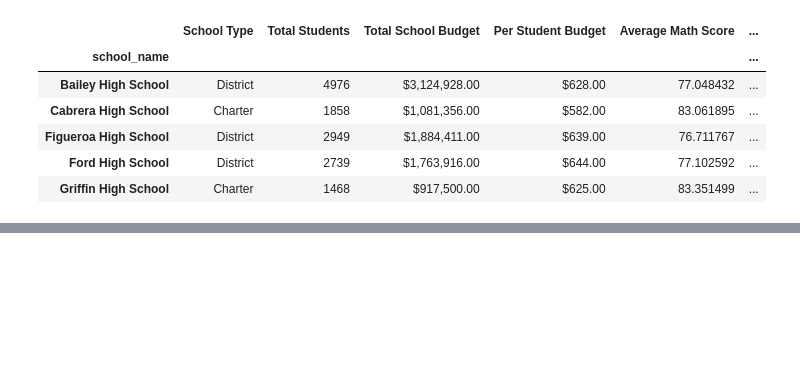
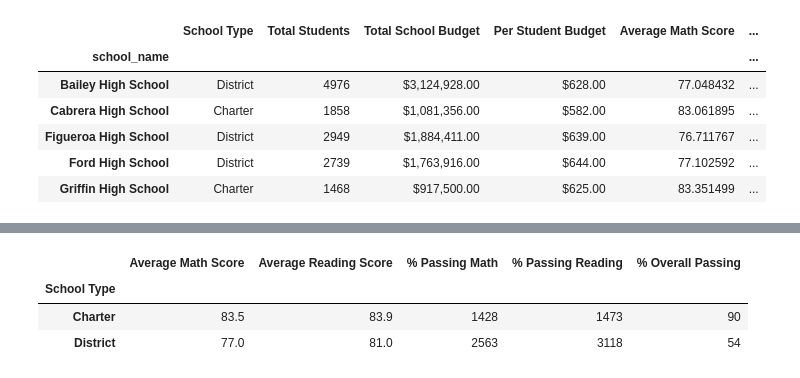
Before and after one commit to Jflux05/School_District_Analysis, a Jupyter notebook: PyCitySchools.ipynb, the cells around one changed output, grey strips where cells are left out. Drawn from its saved outputs; the diff is of its cells as text; code cells hidden in the pictures; blank space fills up the shorter version.

```diff
--- a/PyCitySchools.ipynb
+++ b/PyCitySchools.ipynb
@@ -1320,0 +1360,25 @@ size_summary_df
+# %%
+# Now we need to format to adhere to grade-reporting standards.
+# So we will need to make the following formating changes:
+
+    # Format the average math and reading scores to one decimal place
+    # Format the percentage of students passing math and reading to the nearest whole number
+    # Format the overall passing percentage to the nearest whole number
+
+# Formatting
+type_summary_df["Average Math Score"] = type_summary_df["Average Math Score"].map("{:.1f}".format)
+
+type_summary_df["Average Reading Score"] = type_summary_df["Average Reading Score"].map("{:.1f}".format)
+
+type_summary_df["% Passing Math"] = type_summary_df["% Passing Math"].map("{:.0f}".format)
+
+type_summary_df["% Passing Reading"] = type_summary_df["% Passing Reading"].map("{:.0f}".format)
+
+type_summary_df["% Overall Passing"] = type_summary_df["% Overall Passing"].map("{:.0f}".format)
+
+type_summary_df
+# %% [output]
+|  | Average Math Score | Average Reading Score | % Passing Math | % Passing Reading | % Overall Passing |
+| School Type |  |  |  |  |  |
+| Charter | 83.5 | 83.9 | 1428 | 1473 | 90 |
+| District | 77.0 | 81.0 | 2563 | 3118 | 54 |
```
Also changed, not shown: parts of 2 cells of this notebook.
